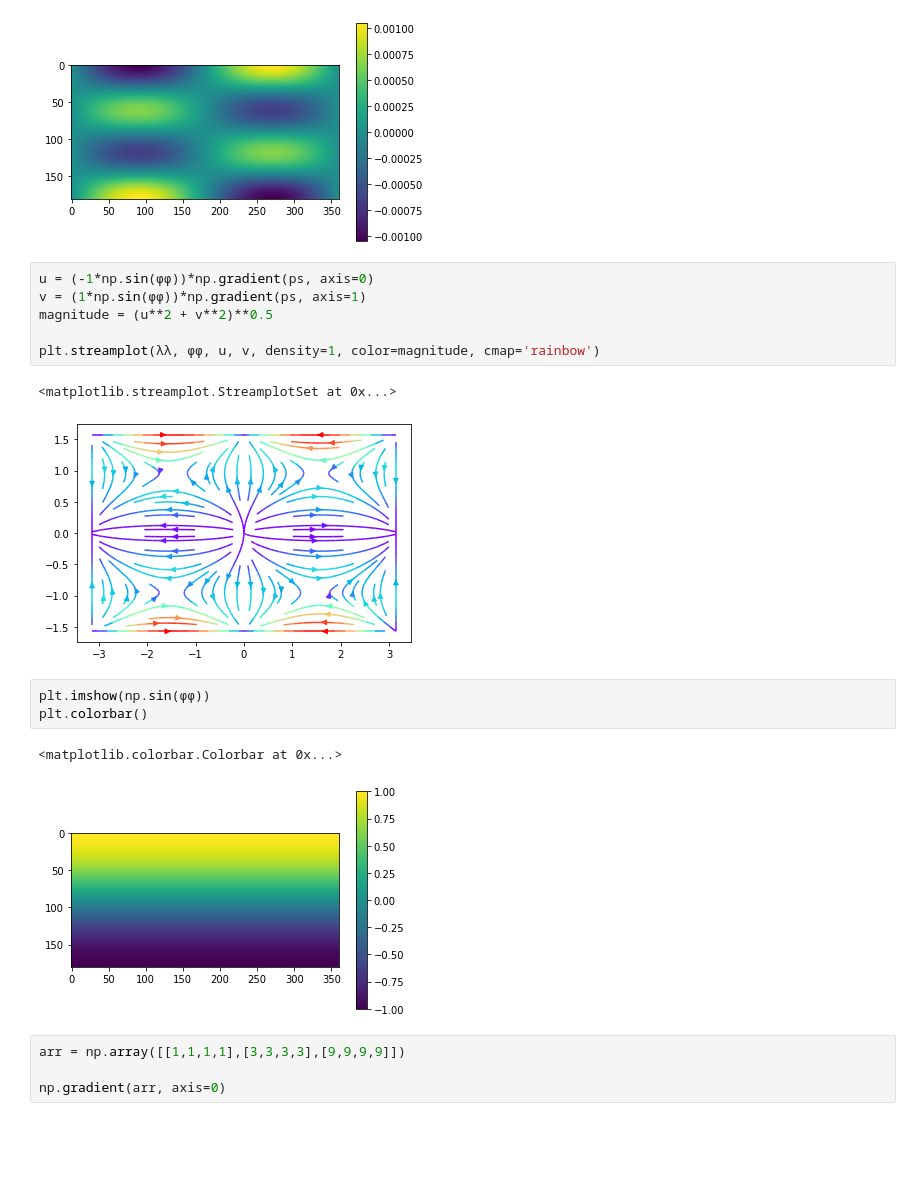
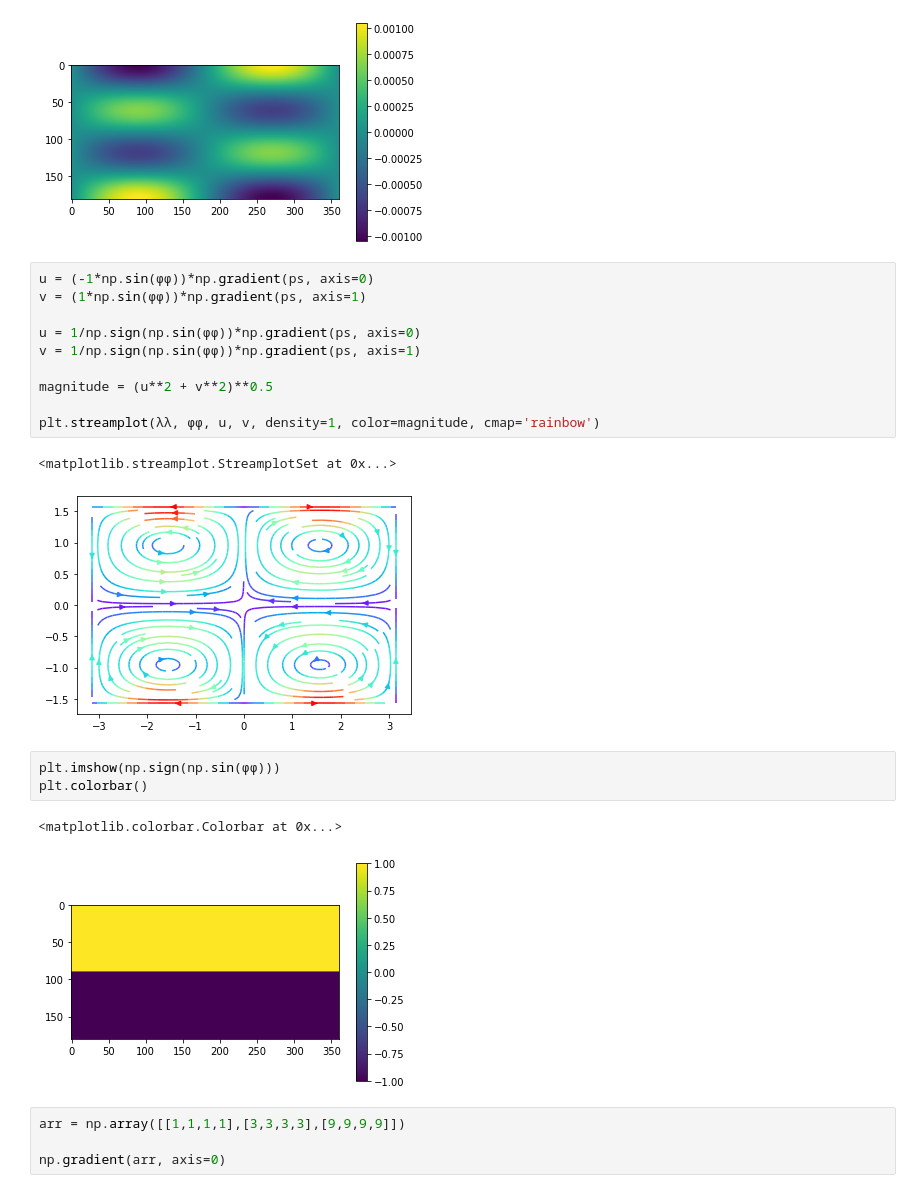
Before and after one commit to prl900/comp_physics, a Jupyter notebook: _notebooks/2021-05-11-wpnp.ipynb, the cells around one changed output. Cells and saved outputs as stored; diff of their text form; blank space fills up the shorter version.

```diff
--- a/_notebooks/2021-05-11-wpnp.ipynb
+++ b/_notebooks/2021-05-11-wpnp.ipynb
@@ -121,18 +161,22 @@ plt.colorbar()
 # %%
 u = (-1*np.sin(ϕϕ))*np.gradient(ps, axis=0)
 v = (1*np.sin(ϕϕ))*np.gradient(ps, axis=1)
+
+u = 1/np.sign(np.sin(ϕϕ))*np.gradient(ps, axis=0)
+v = 1/np.sign(np.sin(ϕϕ))*np.gradient(ps, axis=1)
+
 magnitude = (u**2 + v**2)**0.5
 
 plt.streamplot(λλ, ϕϕ, u, v, density=1, color=magnitude, cmap='rainbow')
 # %% [output]
 <matplotlib.streamplot.StreamplotSet at 0x...>
-[figure, old version]
+[figure, new version]
 # %%
-plt.imshow(np.sin(ϕϕ))
+plt.imshow(np.sign(np.sin(ϕϕ)))
 plt.colorbar()
 # %% [output]
 <matplotlib.colorbar.Colorbar at 0x...>
-[figure, old version]
+[figure, new version]
 # %%
 arr = np.array([[1,1,1,1],[3,3,3,3],[9,9,9,9]])
 
```
Also changed, not shown: parts of 3 cells of this notebook.
